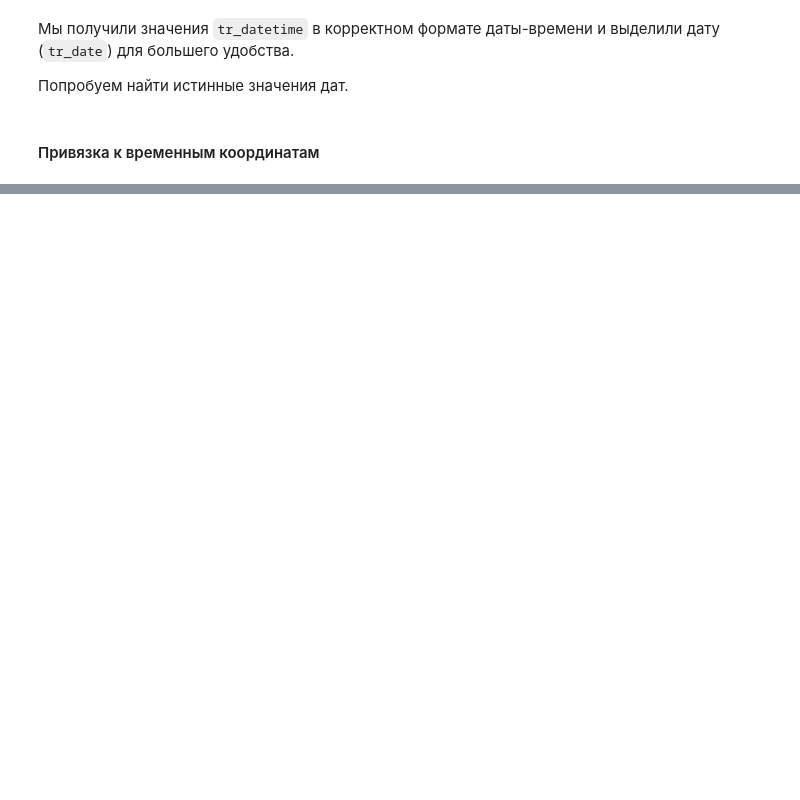
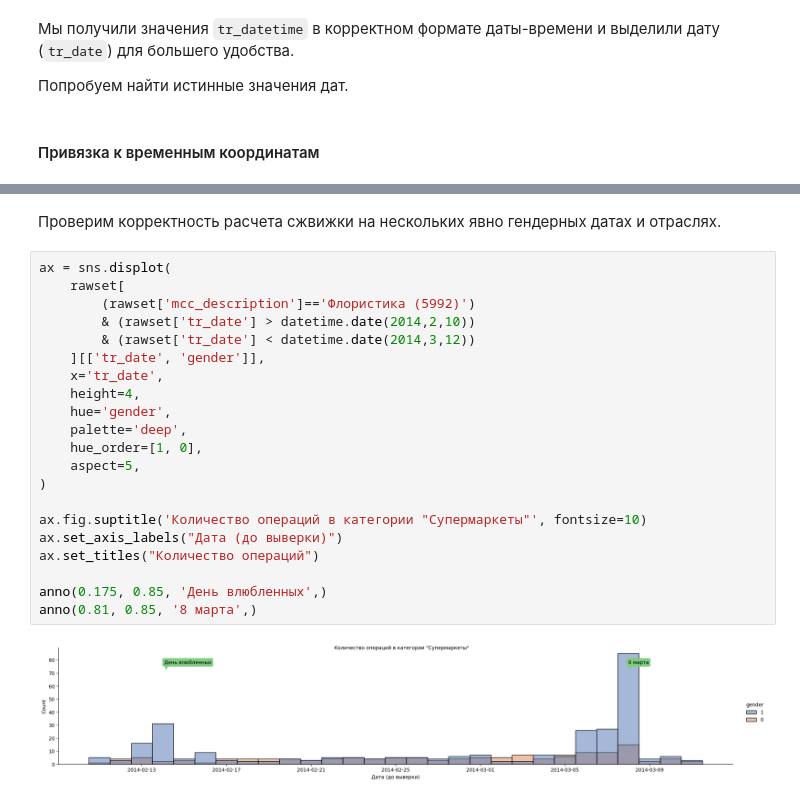
Before and after one commit to GreenArt11/sberkaggle, a Jupyter notebook: 2 transactions set.ipynb, the cells around one changed output, grey strips where cells are left out. Drawn from its saved outputs; the diff is of its cells as text; blank space fills up the shorter version.

```diff
--- a/2 transactions set.ipynb
+++ b/2 transactions set.ipynb
@@ -355,0 +486,25 @@ rawset.sample(5, random_state=11)
+# %% [markdown]
+Проверим корректность расчета сжвижки на нескольких явно гендерных датах и отраслях.
+# %%
+ax = sns.displot(
+    rawset[
+        (rawset['mcc_description']=='Флористика (5992)')
+        & (rawset['tr_date'] > datetime.date(2014,2,10))
+        & (rawset['tr_date'] < datetime.date(2014,3,12))
+    ][['tr_date', 'gender']],
+    x='tr_date',
+    height=4,
+    hue='gender',
+    palette='deep',
+    hue_order=[1, 0],
+    aspect=5,
+)
+
+ax.fig.suptitle('Количество операций в категории "Супермаркеты"', fontsize=10)
+ax.set_axis_labels("Дата (до выверки)")
+ax.set_titles("Количество операций")
+
+anno(0.175, 0.85, 'День влюбленных',)
+anno(0.81, 0.85, '8 марта',)
+# %% [output]
+[figure, added]
```
Also changed, not shown: parts of 21 cells of this notebook.
